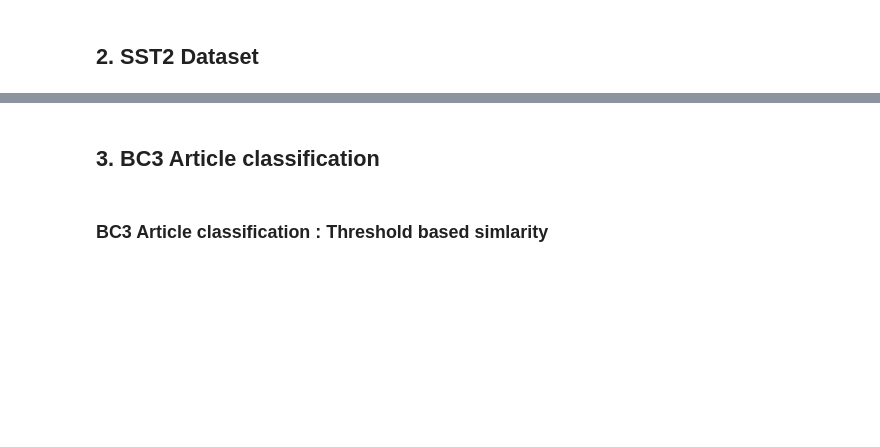
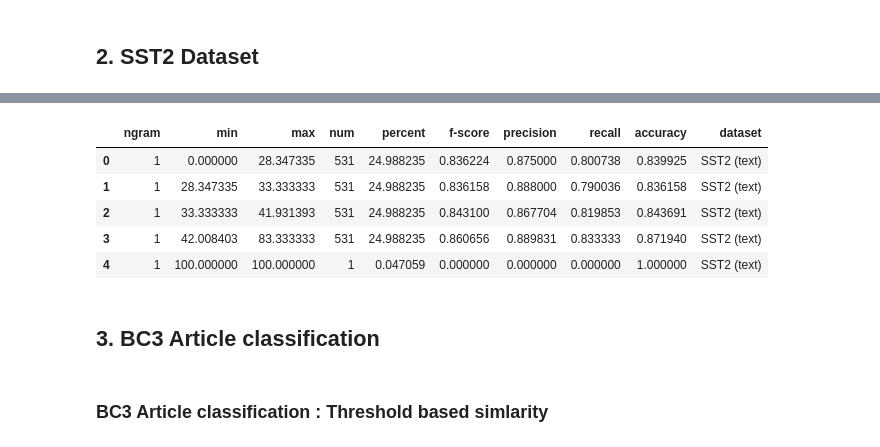
Before and after one commit to elangovana/nlp-train-test-overlap-detector, a Jupyter notebook: SimilaritySplitter.ipynb, the cells around one changed output, grey strips where cells are left out. Cells and saved outputs as stored; diff of their text form; code cells hidden in the pictures; blank space fills up the shorter version.

```diff
--- a/SimilaritySplitter.ipynb
+++ b/SimilaritySplitter.ipynb
@@ -136,3 +168,12 @@ SST2Dataset(sst2_sentences_file, sst2_sentiment_labels_file, sst2_datatset_split
+# %%
+df_sst2_text_parts_score.head()
+# %% [output]
+|  | ngram | min | max | num | percent | f-score | precision | recall | accuracy | dataset |
+| 0 | 1 | 0.000000 | 28.347335 | 531 | 24.988235 | 0.836224 | 0.875000 | 0.800738 | 0.839925 | SST2 (text) |
+| 1 | 1 | 28.347335 | 33.333333 | 531 | 24.988235 | 0.836158 | 0.888000 | 0.790036 | 0.836158 | SST2 (text) |
+| 2 | 1 | 33.333333 | 41.931393 | 531 | 24.988235 | 0.843100 | 0.867704 | 0.819853 | 0.843691 | SST2 (text) |
+| 3 | 1 | 42.008403 | 83.333333 | 531 | 24.988235 | 0.860656 | 0.889831 | 0.833333 | 0.871940 | SST2 (text) |
+| 4 | 1 | 100.000000 | 100.000000 | 1 | 0.047059 | 0.000000 | 0.000000 | 0.000000 | 1.000000 | SST2 (text) |
 # %% [markdown]
 ## 3. BC3 Article classification
 # %%
```
Also changed, not shown: parts of 21 cells of this notebook, 2 other files.
